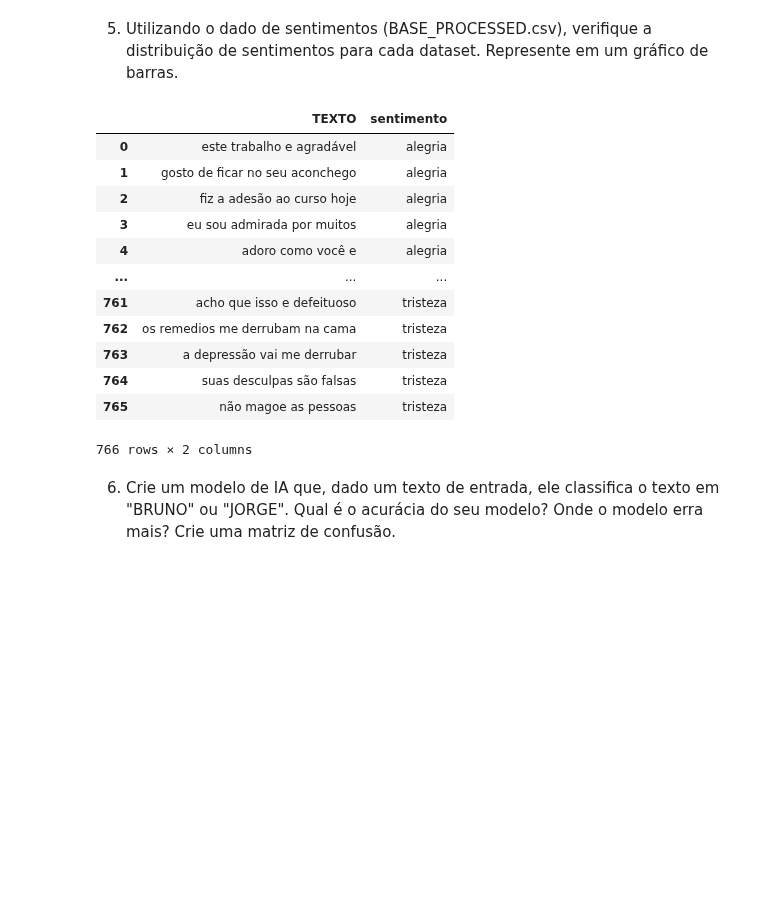
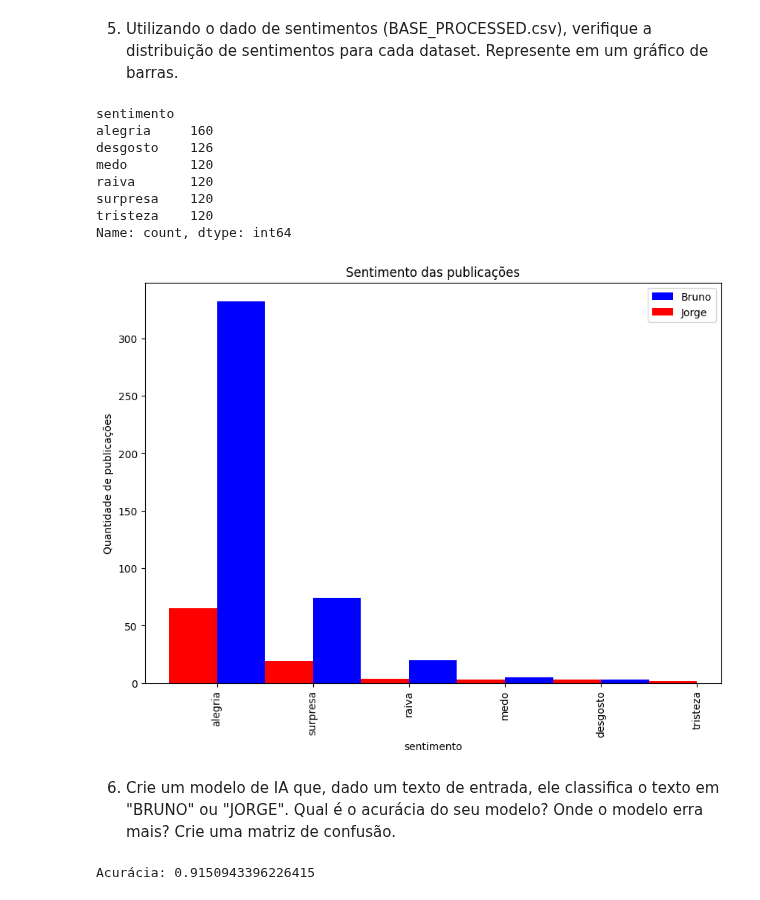
Before and after one commit to clairtonluz/MBA-em-ciencia-de-dados, a Jupyter notebook: Mineracao de Texto/exercicios/EXERCICIO-5- MINERACAO DE TEXTO- 2025.ipynb, the cells around one changed output. Cells and saved outputs as stored; diff of their text form; code cells hidden in the pictures; blank space fills up the shorter version.

```diff
--- a/Mineracao de Texto/exercicios/EXERCICIO-5- MINERACAO DE TEXTO- 2025.ipynb
+++ b/Mineracao de Texto/exercicios/EXERCICIO-5- MINERACAO DE TEXTO- 2025.ipynb
@@ -112,21 +114,16 @@ plt.show()
 5. Utilizando o dado de sentimentos (BASE_PROCESSED.csv), verifique a distribuição de sentimentos para cada dataset. Represente em um gráfico de barras.
 # %%
 sentimentos=pd.read_csv('BASE_PROCESSED.csv',sep=';')
-sentimentos
+sentimentos.sentimento.value_counts()
 # %% [output]
-|  | TEXTO | sentimento |
-| 0 | este trabalho e agradável | alegria |
-| 1 | gosto de ficar no seu aconchego | alegria |
-| 2 | fiz a adesão ao curso hoje | alegria |
-| 3 | eu sou admirada por muitos | alegria |
-| 4 | adoro como você e | alegria |
-| ... | ... | ... |
-| 761 | acho que isso e defeituoso | tristeza |
-| 762 | os remedios me derrubam na cama | tristeza |
-| 763 | a depressão vai me derrubar | tristeza |
-| 764 | suas desculpas são falsas | tristeza |
-| 765 | não magoe as pessoas | tristeza |
-766 rows × 2 columns
+sentimento
+alegria     160
+desgosto    126
+medo        120
+raiva       120
+surpresa    120
+tristeza    120
+Name: count, dtype: int64
 # %%
 from sentence_transformers import SentenceTransformer
 
@@ -134,5 +131,46 @@ model = SentenceTransformer('distiluse-base-multilingual-cased-v2')
 
 matriz=model.encode(sentimentos.TEXTO.values)
 y=sentimentos['sentimento'].values
+# %%
+from sklearn.linear_model import LogisticRegression
+
+clf_sentimento=LogisticRegression(max_iter=10000,random_state=42).fit(matriz,y)
+# %%
+jorge_text_embedings=model.encode(df[df.nome=='JORGE'].TEXTO.values)
+bruno_text_embedings=model.encode(df[df.nome=='BRUNO'].TEXTO.values)
+# %%
+bruno_sentimento=clf_sentimento.predict(bruno_text_embedings)
+jorge_sentimento=clf_sentimento.predict(jorge_text_embedings)
+
+df_bruno['sentimento']=bruno_sentimento
+df_jorge['sentimento']=jorge_sentimento
+
+fig, ax = plt.subplots(figsize=(10, 7))
+df_bruno['sentimento'].value_counts().plot(kind='bar', ax=ax, title='Sentimento das publicações', ylabel='Quantidade de publicações', color='blue', label='Bruno', position=0)
+df_jorge['sentimento'].value_counts().plot(kind='bar', ax=ax, title='Sentimento das publicações', ylabel='Quantidade de publicações', color='red', label='Jorge', position=1)
+ax.legend()
+plt.show()
+# %% [output]
+[figure, added]
 # %% [markdown]
 6. Crie um modelo de IA que, dado um texto de entrada, ele classifica o texto em "BRUNO" ou "JORGE". Qual é o acurácia do seu modelo? Onde o modelo erra mais? Crie uma matriz de confusão.
+# %%
+# 6. Crie um modelo de IA que, dado um texto de entrada, ele classifica o texto em "BRUNO" ou "JORGE". Qual é o acurácia do seu modelo? Onde o modelo erra mais? Crie uma matriz de confusão.
+
+from sklearn.model_selection import train_test_split
+from sklearn.metrics import accuracy_score, confusion_matrix
+
+X = df['TEXTO']
+y = df['nome']
+X_train, X_test, y_train, y_test = train_test_split(X, y, test_size=0.2, random_state=42)
+
+X_train_embeddings = model.encode(X_train.values)
+X_test_embeddings = model.encode(X_test.values)
+
+clf = LogisticRegression(max_iter=10000, random_state=42).fit(X_train_embeddings, y_train)
+y_pred = clf.predict(X_test_embeddings)
+
+accuracy = accuracy_score(y_test, y_pred)
+print(f'Acurácia: {accuracy}')
+# %% [output]
+Acurácia: 0.9150943396226415
```
Also changed, not shown: parts of 7 cells of this notebook.
